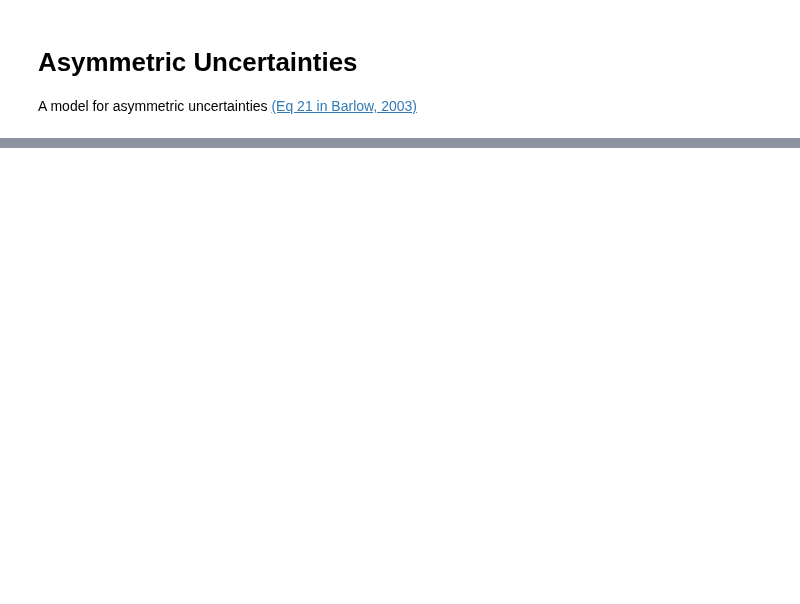
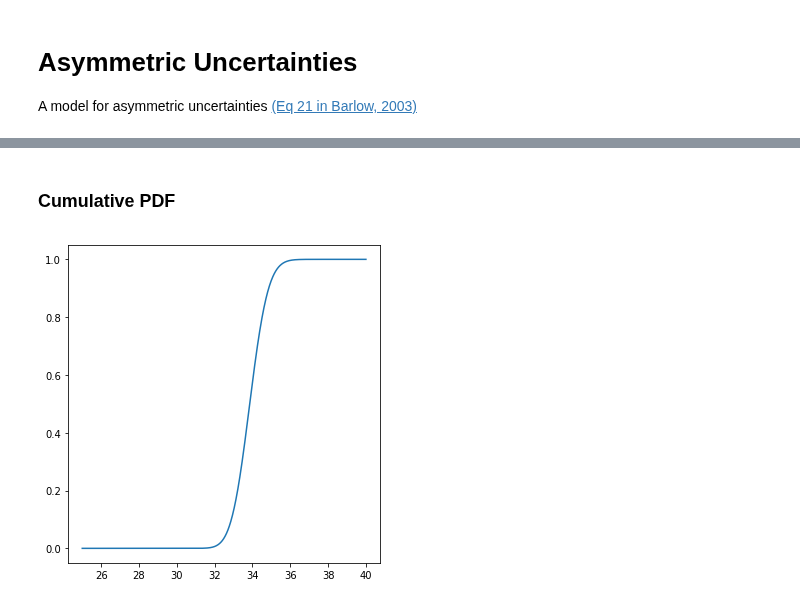
Before and after one commit to icecube/ASTERIA, a Jupyter notebook: docs/nb/asymmetric_errors.ipynb, the cells around one changed output, grey strips where cells are left out. Cells and saved outputs as stored; diff of their text form; code cells hidden in the pictures; blank space fills up the shorter version.

```diff
--- a/docs/nb/asymmetric_errors.ipynb
+++ b/docs/nb/asymmetric_errors.ipynb
@@ -48,0 +64,11 @@ fig.tight_layout()
+# %% [markdown]
+### Cumulative PDF
+# %%
+fig, ax = plt.subplots(1, 1, figsize=(5,5))
+cdf = np.zeros_like(a)
+for i in range(a.size):
+    cdf[i] = np.trapz(L[:i], a[:i])
+ax.plot(a, cdf)
+fig.tight_layout()
+# %% [output]
+[figure, added]
```
Also changed, not shown: parts of 11 cells of this notebook.
